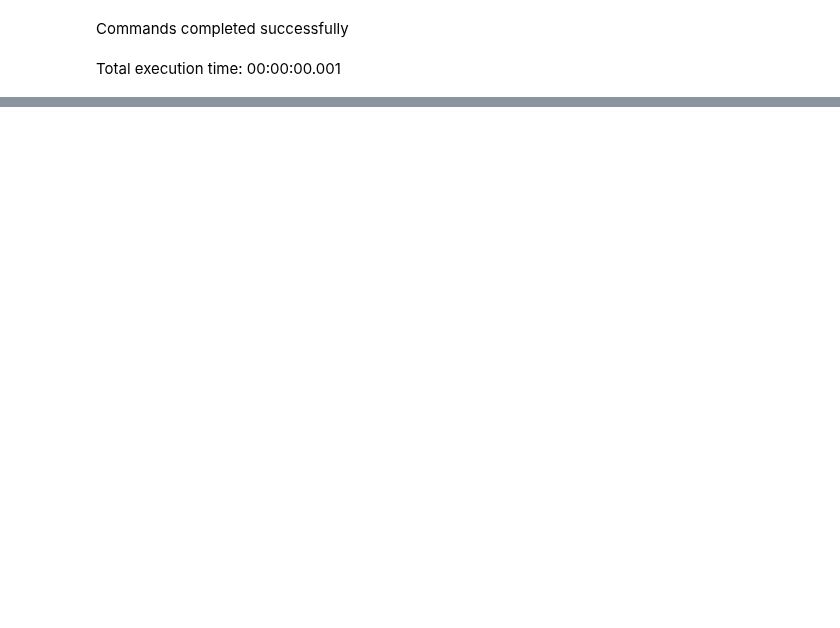
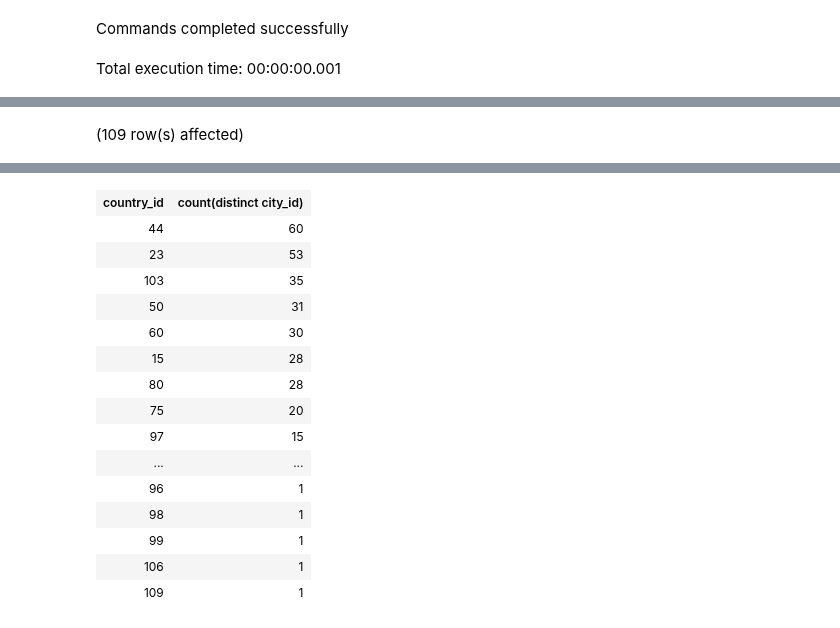
Before and after one commit to gupta-aayushkr/SQL-Queries, a Jupyter notebook: Practice Queries/mavenmoviesdb.ipynb, the cells around one changed output, grey strips where cells are left out. Saved outputs shown, nothing was run; the diff lists cells and outputs as text; code cells hidden in the pictures; blank space fills up the shorter version.

```diff
--- a/Practice Queries/mavenmoviesdb.ipynb
+++ b/Practice Queries/mavenmoviesdb.ipynb
@@ -67,0 +91,4 @@ Total execution time: 00:00:01.006
+# %%
+select country_id, count(distinct city_id) from city GROUP BY country_id ORDER BY 2 desc
+# %% [output]
+(109 row(s) affected)
@@ -67,0 +96,16 @@ Total execution time: 00:00:01.006
+| country_id | count(distinct city_id) |
+| 44 | 60 |
+| 23 | 53 |
+| 103 | 35 |
+| 50 | 31 |
+| 60 | 30 |
+| 15 | 28 |
+| 80 | 28 |
+| 75 | 20 |
+| 97 | 15 |
+| ... | ... |
+| 96 | 1 |
+| 98 | 1 |
+| 99 | 1 |
+| 106 | 1 |
+| 109 | 1 |
```
Also changed, not shown: parts of 8 cells of this notebook, 7 other files.
